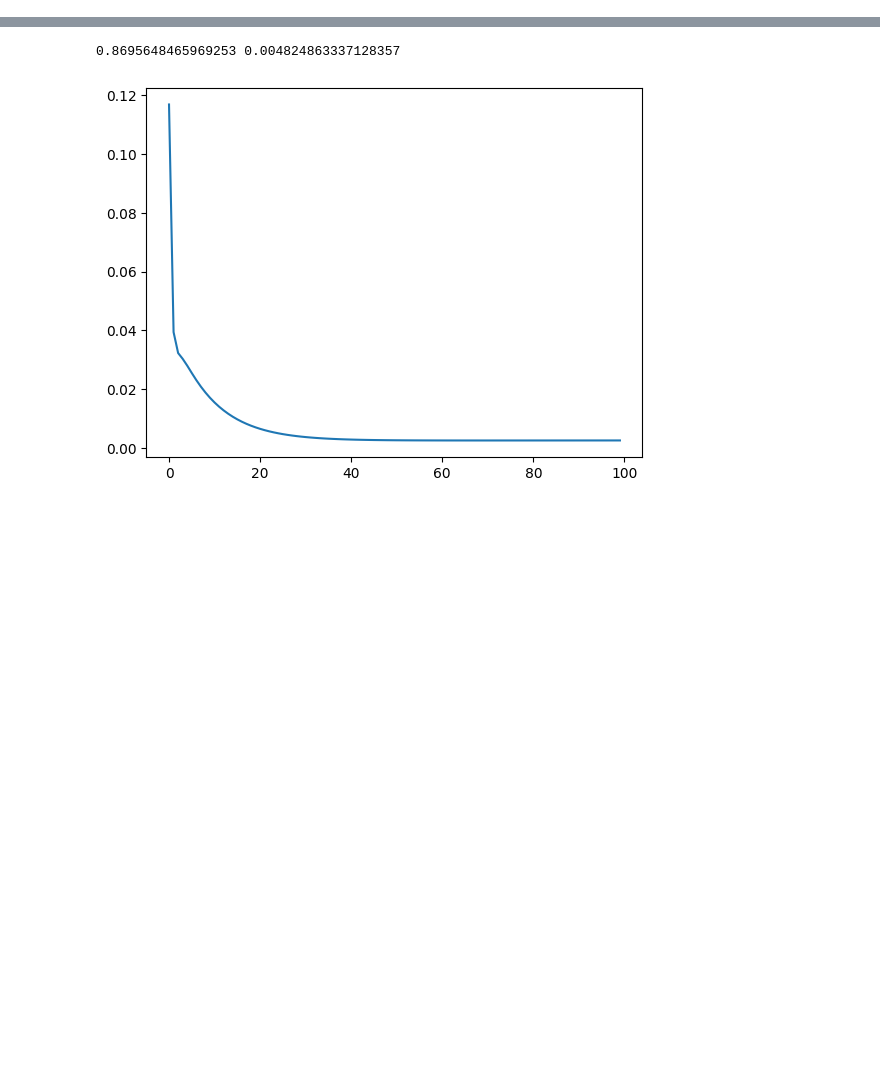
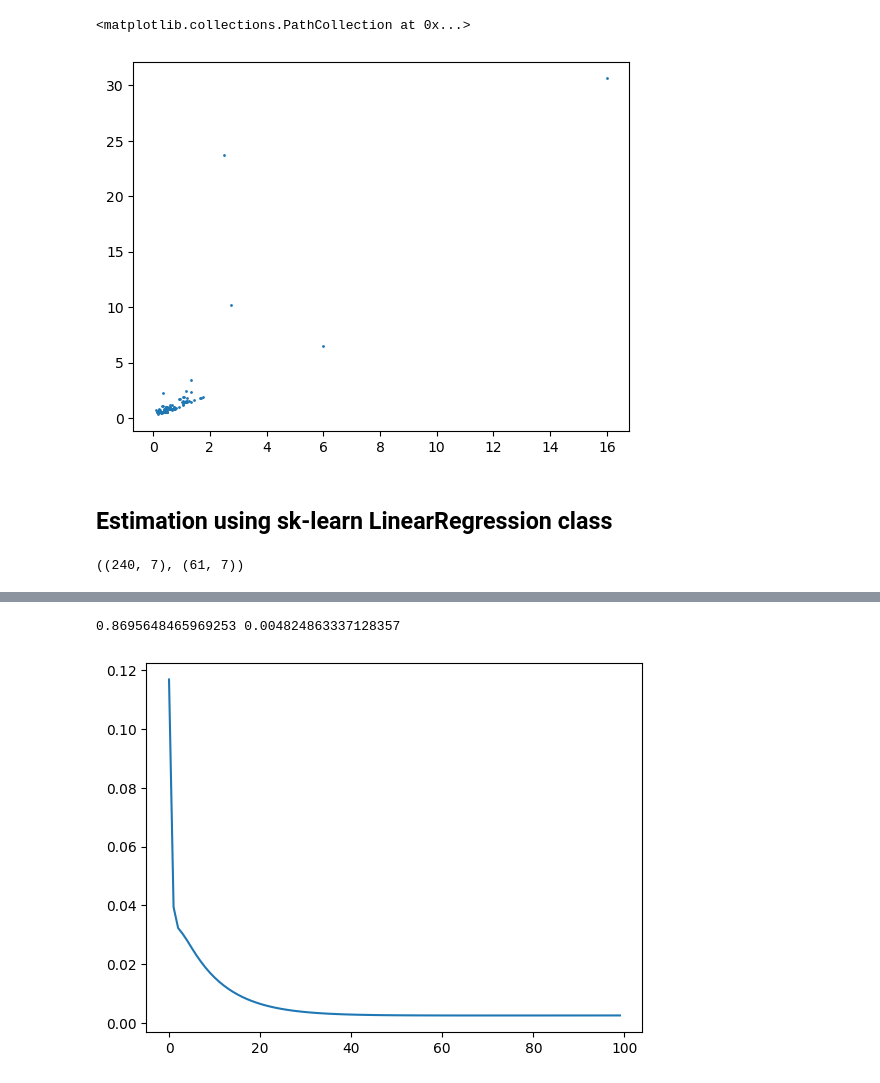
Before and after one commit to BasilKarol/ml-implementation, a Jupyter notebook: Regression_model.ipynb, the cells around one changed output, grey strips where cells are left out. Cells and saved outputs as stored; diff of their text form; code cells hidden in the pictures; blank space fills up the shorter version.

Commit message:
sk-learn example for LineReg, LogReg init

```diff
--- a/Regression_model.ipynb
+++ b/Regression_model.ipynb
@@ -11,0 +12,7 @@ y = np.array(y)
+# %%
+data = pd.read_csv('./car_dataset/car data.csv')
+# I hate underscores
+data.columns = data.columns.map(
+    lambda x: ' '.join(x.split('_'))
+    )
+data.head(2)
@@ -11,0 +23,5 @@ y = np.array(y)
+# %%
+# Encoding Categorical Data
+data.replace({'Fuel Type':{'Petrol':0,'Diesel':1,'CNG':2}},inplace=True)
+data.replace({'Seller Type':{'Dealer':0,'Individual':1}},inplace=True)
+data.replace({'Transmission':{'Manual':0,'Automatic':1}},inplace=True)
@@ -11,0 +48,4 @@ y = np.array(y)
+# %%
+data = data.drop('Car Name', axis=1)
+data['Seller Type'] = data['Seller Type'].map(int)
+data.info()
@@ -11,0 +71,7 @@ y = np.array(y)
+# %%
+plt.scatter(data['Selling Price'], data['Present Price'], s=1)
+# %% [output]
+<matplotlib.collections.PathCollection at 0x...>
+[figure, added]
+# %% [markdown]
+## Estimation using sk-learn LinearRegression class
@@ -11,0 +82,4 @@ y = np.array(y)
+# %%
+X_train.shape, X_test.shape
+# %% [output]
+((240, 7), (61, 7))
```
Also changed, not shown: parts of 18 cells of this notebook, 1 other file.
